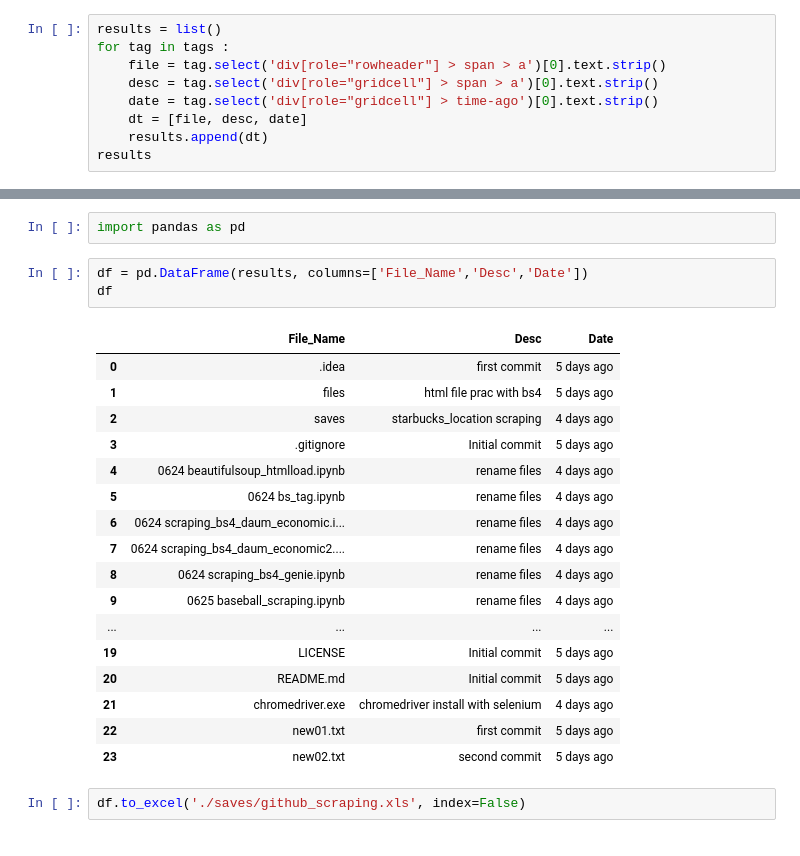
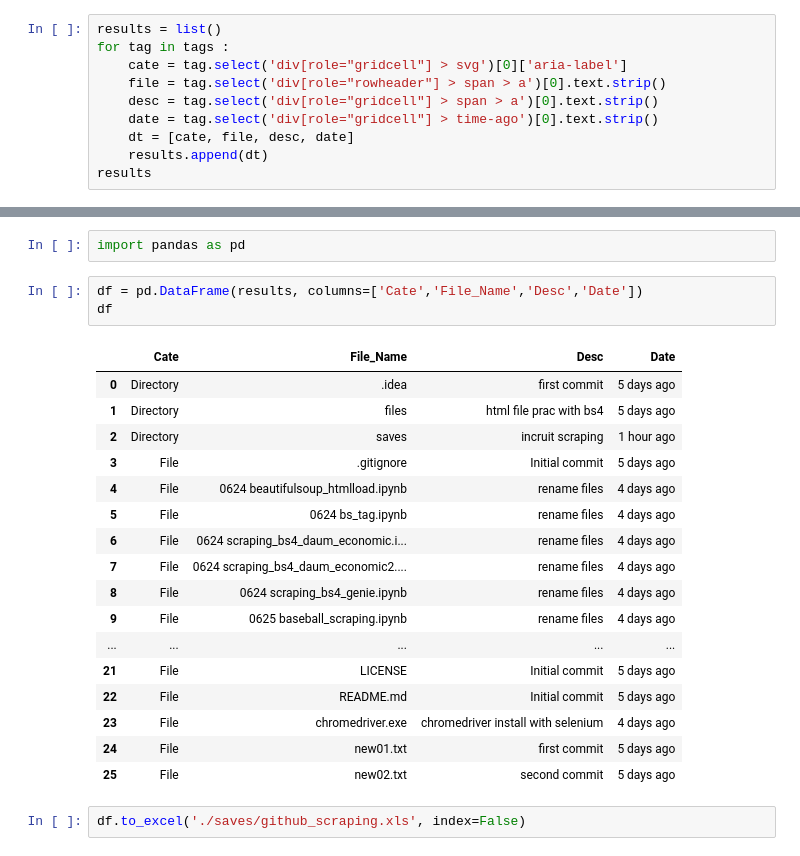
Before and after one commit to HyunJung-Eliana/KDT_day27_webscraping, a Jupyter notebook: 0629 github_scraping.ipynb, the cells around one changed output, grey strips where cells are left out. Cells and saved outputs as stored; diff of their text form.

Commit message:
github scraping update category

```diff
--- a/0629 github_scraping.ipynb
+++ b/0629 github_scraping.ipynb
@@ -88,10 +88,11 @@ tag.select('div[role="gridcell"] > time-ago')[0].text.strip()
 # %%
 results = list()
 for tag in tags :
+    cate = tag.select('div[role="gridcell"] > svg')[0]['aria-label']
     file = tag.select('div[role="rowheader"] > span > a')[0].text.strip()
     desc = tag.select('div[role="gridcell"] > span > a')[0].text.strip()
     date = tag.select('div[role="gridcell"] > time-ago')[0].text.strip()
-    dt = [file, desc, date]
+    dt = [cate, file, desc, date]
     results.append(dt)
 results
 # %% [output]
@@ -117,25 +118,25 @@ results
 # %%
 import pandas as pd
 # %%
-df = pd.DataFrame(results, columns=['File_Name','Desc','Date'])
+df = pd.DataFrame(results, columns=['Cate','File_Name','Desc','Date'])
 df
 # %% [output]
-|  | File_Name | Desc | Date |
-| 0 | .idea | first commit | 5 days ago |
-| 1 | files | html file prac with bs4 | 5 days ago |
-| 2 | saves | starbucks_location scraping | 4 days ago |
-| 3 | .gitignore | Initial commit | 5 days ago |
-| 4 | 0624 beautifulsoup_htmlload.ipynb | rename files | 4 days ago |
-| 5 | 0624 bs_tag.ipynb | rename files | 4 days ago |
-| 6 | 0624 scraping_bs4_daum_economic.i... | rename files | 4 days ago |
-| 7 | 0624 scraping_bs4_daum_economic2.... | rename files | 4 days ago |
-| 8 | 0624 scraping_bs4_genie.ipynb | rename files | 4 days ago |
-| 9 | 0625 baseball_scraping.ipynb | rename files | 4 days ago |
-| ... | ... | ... | ... |
-| 19 | LICENSE | Initial commit | 5 days ago |
-| 20 | README.md | Initial commit | 5 days ago |
-| 21 | chromedriver.exe | chromedriver install with selenium | 4 days ago |
-| 22 | new01.txt | first commit | 5 days ago |
-| 23 | new02.txt | second commit | 5 days ago |
+|  | Cate | File_Name | Desc | Date |
+| 0 | Directory | .idea | first commit | 5 days ago |
+| 1 | Directory | files | html file prac with bs4 | 5 days ago |
+| 2 | Directory | saves | incruit scraping | 1 hour ago |
+| 3 | File | .gitignore | Initial commit | 5 days ago |
+| 4 | File | 0624 beautifulsoup_htmlload.ipynb | rename files | 4 days ago |
+| 5 | File | 0624 bs_tag.ipynb | rename files | 4 days ago |
+| 6 | File | 0624 scraping_bs4_daum_economic.i... | rename files | 4 days ago |
+| 7 | File | 0624 scraping_bs4_daum_economic2.... | rename files | 4 days ago |
+| 8 | File | 0624 scraping_bs4_genie.ipynb | rename files | 4 days ago |
+| 9 | File | 0625 baseball_scraping.ipynb | rename files | 4 days ago |
+| ... | ... | ... | ... | ... |
+| 21 | File | LICENSE | Initial commit | 5 days ago |
+| 22 | File | README.md | Initial commit | 5 days ago |
+| 23 | File | chromedriver.exe | chromedriver install with selenium | 4 days ago |
+| 24 | File | new01.txt | first commit | 5 days ago |
+| 25 | File | new02.txt | second commit | 5 days ago |
 # %%
 df.to_excel('./saves/github_scraping.xls', index=False)
```
Also changed, not shown: parts of 3 cells of this notebook, 1 other file.
